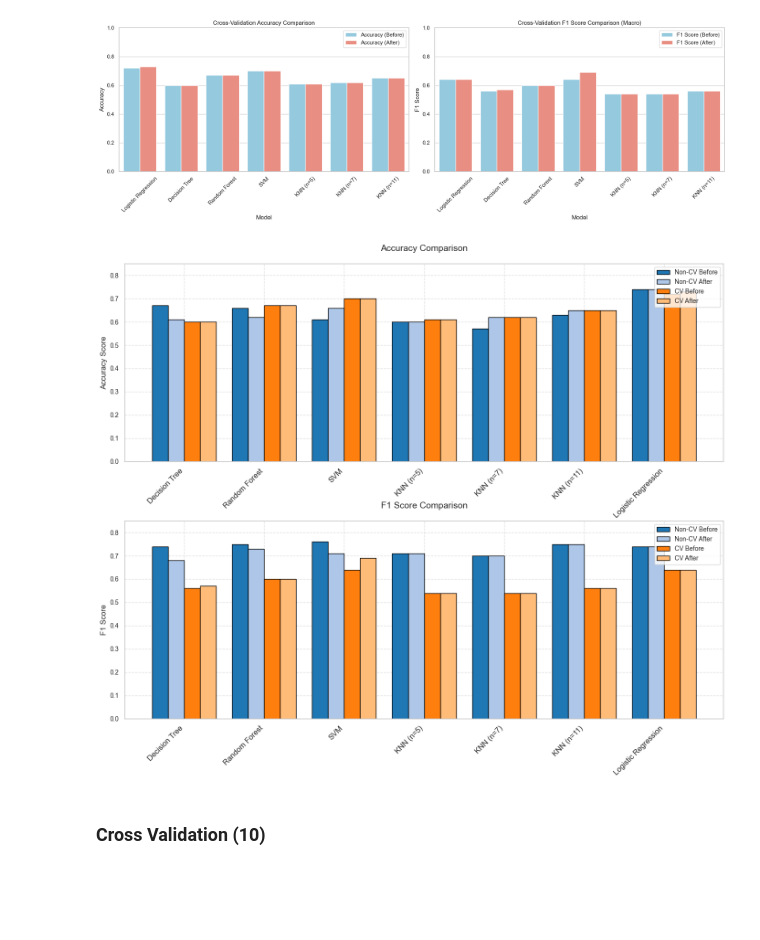
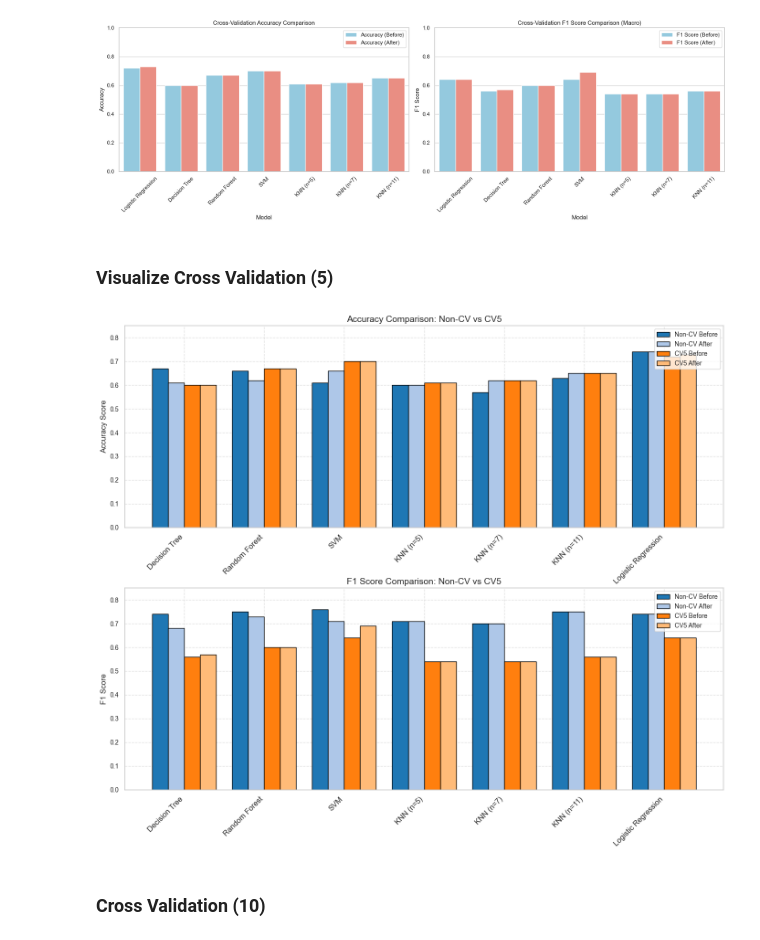
Before and after one commit to SakibMizan/MLProjectStudentPerformance, a Jupyter notebook: SakibMizanProject.ipynb, the cells around one changed output. Drawn from its saved outputs; the diff is of its cells as text; code cells hidden in the pictures; blank space fills up the shorter version.

Commit message:
CV Visualization

```diff
--- a/SakibMizanProject.ipynb
+++ b/SakibMizanProject.ipynb
@@ -1176,6 +1173,8 @@ Performing cross-validation for: KNN (n=11)
           KNN (n=7)               0.62              0.62               0.54              0.54
          KNN (n=11)               0.65              0.65               0.56              0.56
 [figure]
+# %% [markdown]
+### Visualize Cross Validation (5)
 # %%
 models = ['Decision Tree', 'Random Forest', 'SVM', 'KNN (n=5)', 'KNN (n=7)', 'KNN (n=11)', 'Logistic Regression']
 metrics = ['Accuracy', 'F1 Score']
@@ -1197,40 +1196,40 @@ x = np.arange(len(models))
 width = 0.2
 
 fig, ax = plt.subplots(2, 1, figsize=(14, 12))
 
 # Accuracy plot
 ax[0].bar(x - width*1.5, non_cv_acc_before, width, label='Non-CV Before', color='#1f77b4', edgecolor='black')
 ax[0].bar(x - width*0.5, non_cv_acc_after, width, label='Non-CV After', color='#aec7e8', edgecolor='black')
-ax[0].bar(x + width*0.5, cv_acc_before, width, label='CV Before', color='#ff7f0e', edgecolor='black')
-ax[0].bar(x + width*1.5, cv_acc_after, width, label='CV After', color='#ffbb78', edgecolor='black')
-ax[0].set_title('Accuracy Comparison', fontsize=14, pad=20)
+ax[0].bar(x + width*0.5, cv_acc_before, width, label='CV5 Before', color='#ff7f0e', edgecolor='black')
+ax[0].bar(x + width*1.5, cv_acc_after, width, label='CV5 After', color='#ffbb78', edgecolor='black')
+ax[0].set_title("Accuracy Comparison: Non-CV vs CV5", fontsize=14)
 ax[0].set_ylabel('Accuracy Score', fontsize=12)
 ax[0].set_xticks(x)
 ax[0].set_xticklabels(models, rotation=45, ha='right', fontsize=12)
 ax[0].grid(True, linestyle='--', alpha=0.6)
 
 # F1 Score plot
 ax[1].bar(x - width*1.5, non_cv_f1_before, width, label='Non-CV Before', color='#1f77b4', edgecolor='black')
 ax[1].bar(x - width*0.5, non_cv_f1_after, width, label='Non-CV After', color='#aec7e8', edgecolor='black')
-ax[1].bar(x + width*0.5, cv_f1_before, width, label='CV Before', color='#ff7f0e', edgecolor='black')
-ax[1].bar(x + width*1.5, cv_f1_after, width, label='CV After', color='#ffbb78', edgecolor='black')
-ax[1].set_title('\n\nF1 Score Comparison', fontsize=14, pad=20)
+ax[1].bar(x + width*0.5, cv_f1_before, width, label='CV5 Before', color='#ff7f0e', edgecolor='black')
+ax[1].bar(x + width*1.5, cv_f1_after, width, label='CV5 After', color='#ffbb78', edgecolor='black')
+ax[1].set_title("F1 Score Comparison: Non-CV vs CV5", fontsize=14)
 ax[1].set_ylabel('F1 Score', fontsize=12)
 ax[1].set_xticks(x)
 ax[1].set_xticklabels(models, rotation=45, ha='right', fontsize=12)
 ax[1].grid(True, linestyle='--', alpha=0.6)
 
 # Common settings
 for axis in ax:
     axis.set_ylim(0, 0.85)
     axis.legend(loc='upper right', fontsize=10)
     axis.tick_params(axis='y', labelsize=10)
 
 plt.tight_layout()
 plt.subplots_adjust(hspace=0.3)
 plt.show()
 # %% [output]
-[figure, old version]
+[figure, new version]
 # %% [markdown]
 ### Cross Validation (10)
 # %%
```
Also changed, not shown: parts of 5 cells of this notebook.
